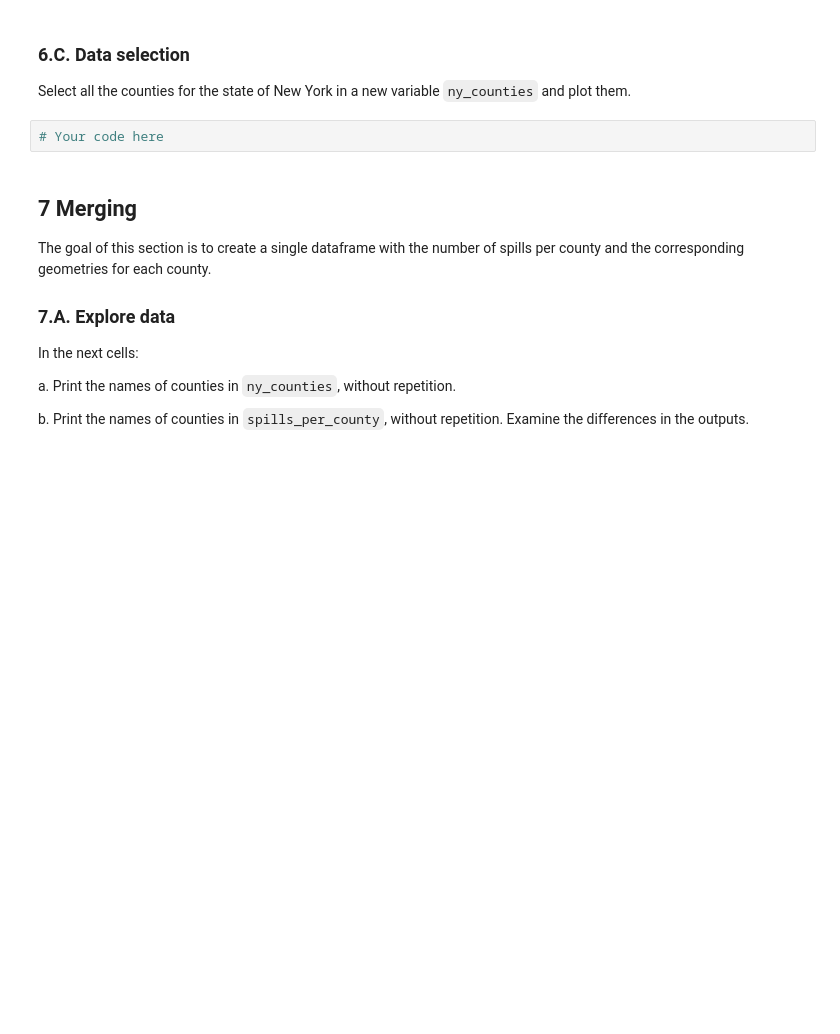
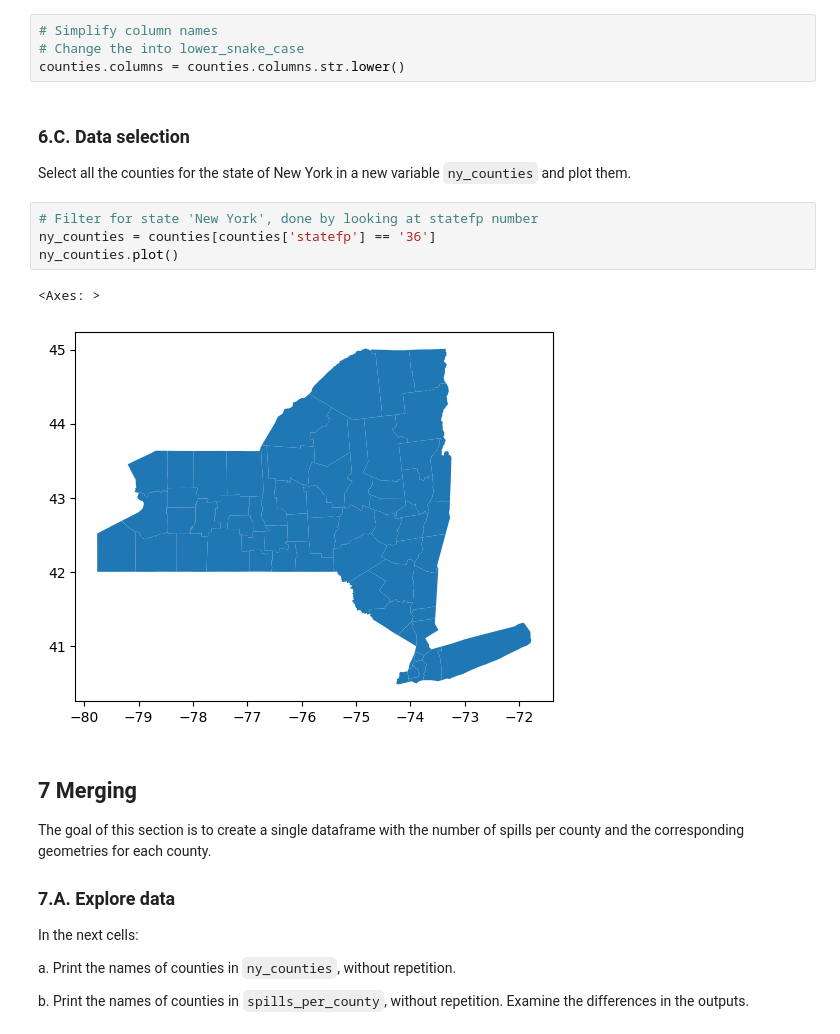
Before and after one commit to tommats00/eds220-hwk3, a Jupyter notebook: hwk3-task2-oil-spills.ipynb, the cells around one changed output. Saved outputs shown, nothing was run; the diff lists cells and outputs as text; blank space fills up the shorter version.

```diff
--- a/hwk3-task2-oil-spills.ipynb
+++ b/hwk3-task2-oil-spills.ipynb
@@ -326,9 +377,18 @@ Simplify column names as needed.
+# %%
+# Simplify column names
+# Change the into lower_snake_case
+counties.columns = counties.columns.str.lower()
 # %% [markdown]
 ### 6.C. Data selection
 
 Select all the counties for the state of New York in a new variable `ny_counties` and plot them.
-# %%
-# Your code here
+# %%
+# Filter for state 'New York', done by looking at statefp number
+ny_counties = counties[counties['statefp'] == '36']
+ny_counties.plot()
+# %% [output]
+<Axes: >
+[figure, added]
 # %% [markdown]
 ## 7 Merging
 
```
Also changed, not shown: parts of 19 cells of this notebook.
